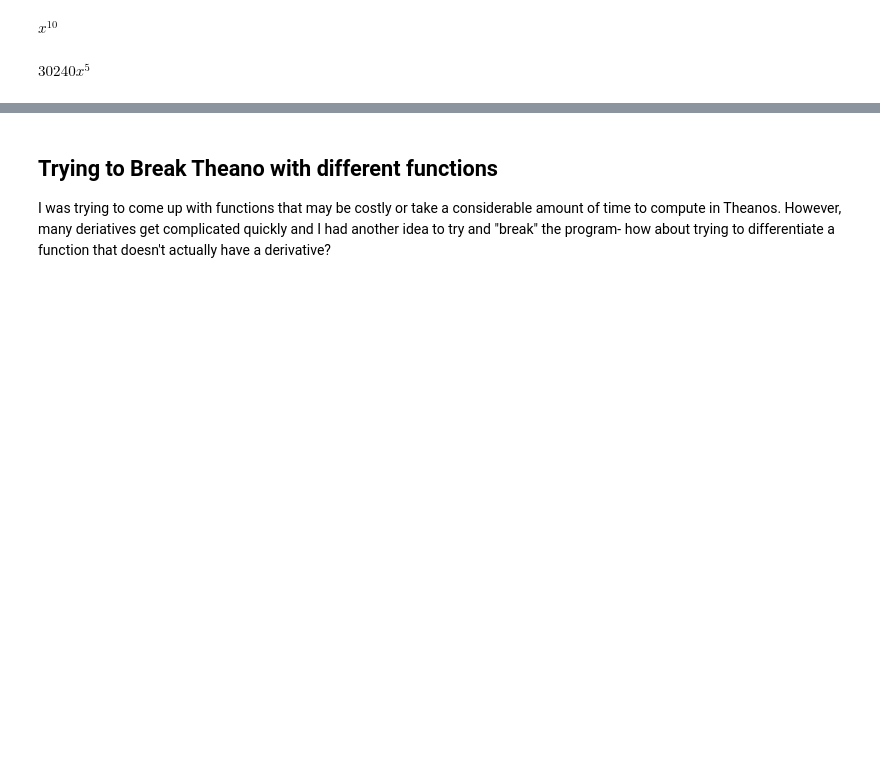
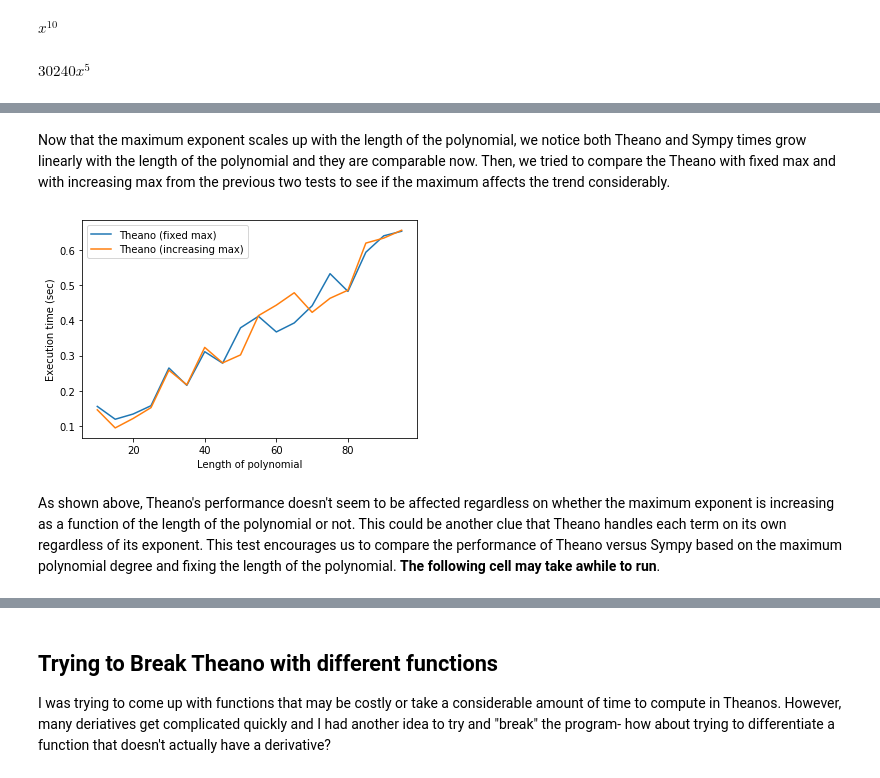
Before and after one commit to cu-numcomp/numcomp-team-project-group_project_csci_3656_team_b, a Jupyter notebook: project.ipynb, the cells around one changed output, grey strips where cells are left out. Cells and saved outputs as stored; diff of their text form; code cells hidden in the pictures; blank space fills up the shorter version.

```diff
--- a/project.ipynb
+++ b/project.ipynb
@@ -121,0 +256,13 @@ $\displaystyle 30240 x^{5}$
+# %% [markdown]
+Now that the maximum exponent scales up with the length of the polynomial, we notice both Theano and Sympy times grow linearly with the length of the polynomial and they are comparable now. Then, we tried to compare the Theano with fixed max and with increasing max from the previous two tests to see if the maximum affects the trend considerably.
+# %%
+th_plot1 = plt.plot(plot_range, theano_timings1, label="Theano (fixed max)")
+th_plot2 = plt.plot(plot_range, theano_timings2, label="Theano (increasing max)")
+plt.legend()
+plt.xlabel("Length of polynomial")
+plt.ylabel("Execution time (sec)")
+plt.show()
+# %% [output]
+[figure, added]
+# %% [markdown]
+As shown above, Theano's performance doesn't seem to be affected regardless on whether the maximum exponent is increasing as a function of the length of the polynomial or not. This could be another clue that Theano handles each term on its own regardless of its exponent. This test encourages us to compare the performance of Theano versus Sympy based on the maximum polynomial degree and fixing the length of the polynomial. **The following cell may take awhile to run**.
```
Also changed, not shown: parts of 23 cells of this notebook.
